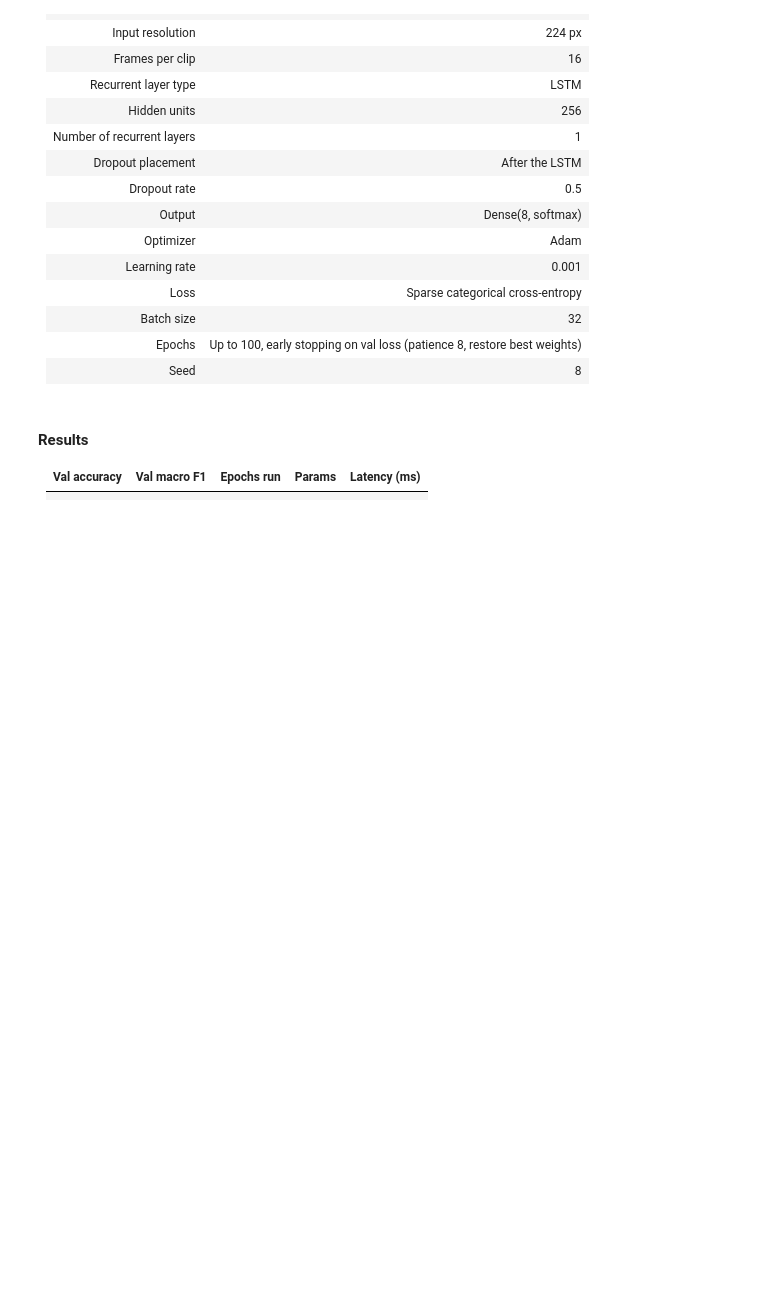
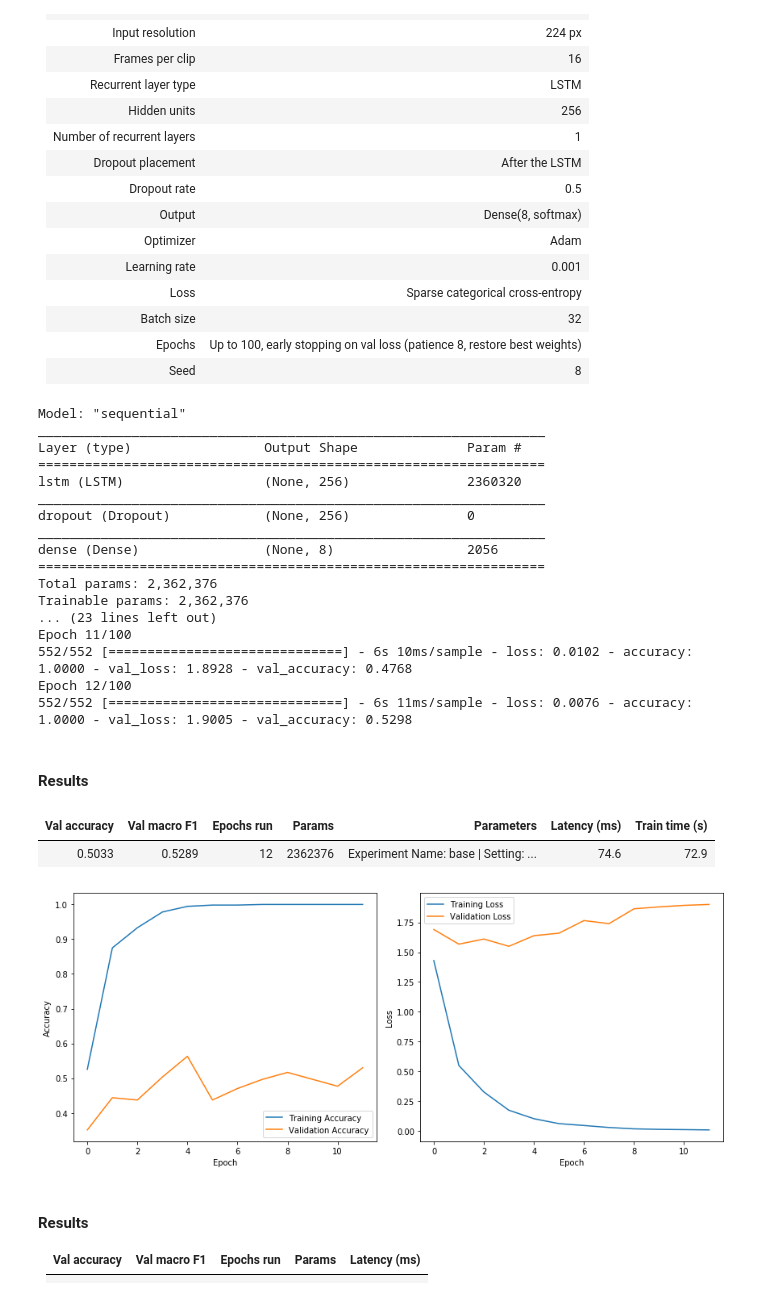
Before and after one commit to AylieNagler/Exercise-Classification-CNN-LSTM, a Jupyter notebook: NOTEBOOKS/03_idongesit_experiments.ipynb, the cells around one changed output. Saved outputs shown, nothing was run; the diff lists cells and outputs as text; code cells hidden in the pictures; blank space fills up the shorter version.

Commit message:
Completed the base line and set up experiments

```diff
--- a/NOTEBOOKS/03_idongesit_experiments.ipynb
+++ b/NOTEBOOKS/03_idongesit_experiments.ipynb
@@ -23,0 +40,8 @@ os.environ['CUDA_VISIBLE_DEVICES'] = '-1'
+# %%
+SEED = 8
+def set_seed(seed=SEED):
+    random.seed(seed)
+    np.random.seed(seed)
+    tf.random.set_seed(seed)
+
+set_seed()
@@ -41,6 +267,51 @@ os.environ['CUDA_VISIBLE_DEVICES'] = '-1'
 | Batch size | 32 |
 | Epochs | Up to 100, early stopping on val loss (patience 8, restore best weights) |
 | Seed | 8 |
+# %%
+baseline_config = {}
+baseline_config['Experiment Name'] = "base"
+baseline_config['Setting'] = "-"
+
+baseline_config['Recurrent layer']   = LSTM
+baseline_config['Hidden units']      = 256
+baseline_config['Dropout placement'] = "after"              # after the LSTM
+baseline_config['Dropout rate']      = 0.5
+baseline_config['Output']            = (8, "softmax")       # 8 exercise classes
+baseline_config['Optimizer']         = Adam
+baseline_config['Learning rate']     = 0.001
+baseline_config['Loss']              = "sparse_categorical_crossentropy"
+baseline_config['Metrics']           = ["accuracy"]
+baseline_config['Batch size']        = 32
+baseline_config['Epochs']            = 100                  # upper limit; early stopping ends it sooner
+baseline_config['F1 Average']        = "macro"
+baseline_config['Monitor']           = "val_loss"           # early stopping watches validation loss
+baseline_config['Patience']          = 8
+baseline_config['Restore best weights'] = True
+# %%
+# Train and evaluate the base model: LSTM 256, dropout 0.5 after the LSTM, Adam 0.001
+run_experiment(baseline_config, X, y, verbose=1, print_all=False)
+# %% [output]
+Model: "sequential"
+_________________________________________________________________
+Layer (type)                 Output Shape              Param #
+=================================================================
+lstm (LSTM)                  (None, 256)               2360320
+_________________________________________________________________
+dropout (Dropout)            (None, 256)               0
+_________________________________________________________________
+dense (Dense)                (None, 8)                 2056
+=================================================================
+Total params: 2,362,376
+Trainable params: 2,362,376
+... (23 lines left out)
+Epoch 11/100
+552/552 [==============================] - 6s 10ms/sample - loss: 0.0102 - accuracy: 1.0000 - val_loss: 1.8928 - val_accuracy: 0.4768
+Epoch 12/100
+552/552 [==============================] - 6s 11ms/sample - loss: 0.0076 - accuracy: 1.0000 - val_loss: 1.9005 - val_accuracy: 0.5298
+Results
+| Val accuracy | Val macro F1 | Epochs run | Params | Parameters | Latency (ms) | Train time (s) |
+| 0.5033 | 0.5289 | 12 | 2362376 | Experiment Name: base | Setting: ... | 74.6 | 72.9 |
+[figure, added]
 # %% [markdown]
 #### Results
 
```
Also changed, not shown: parts of 6 cells of this notebook.
